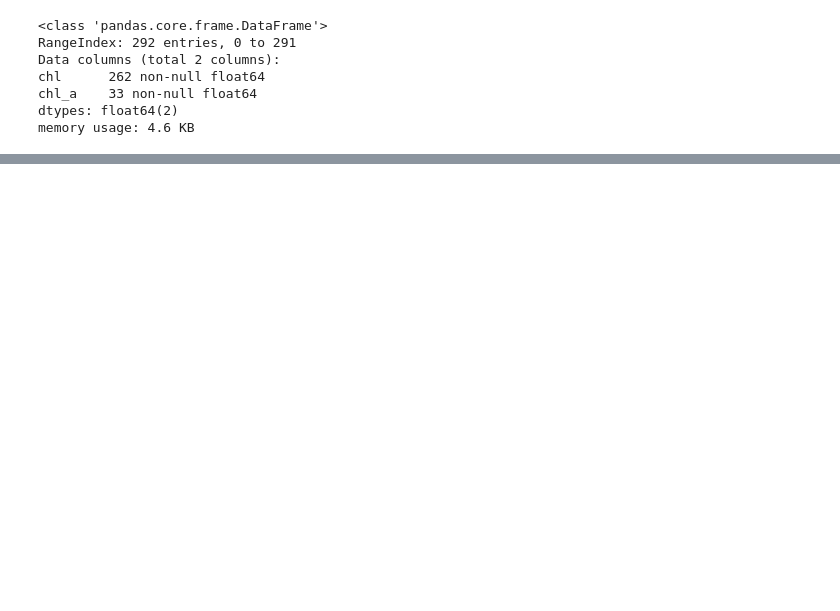
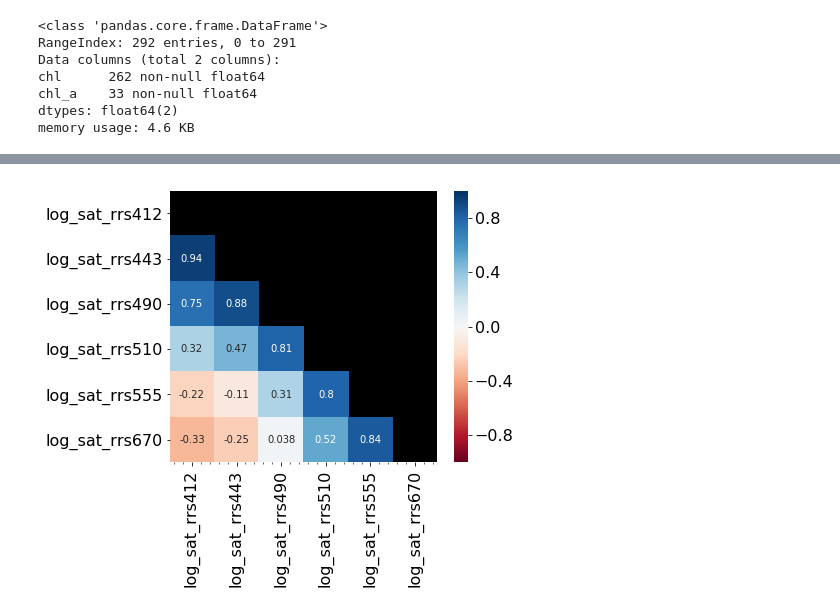
Before and after one commit to madHatter106/IOCS_BUSAN_2019, a Jupyter notebook: BUSAN2019.ipynb, the cells around one changed output, grey strips where cells are left out. Cells and saved outputs as stored; diff of their text form; code cells hidden in the pictures; blank space fills up the shorter version.

```diff
--- a/BUSAN2019.ipynb
+++ b/BUSAN2019.ipynb
@@ -224,0 +271,5 @@ Name: coastal, dtype: int64
+# %%
+f = make_heatmap(X_test, filter_='rrs')
+f.savefig('./resources/heatmap_test.png')
+# %% [output]
+[figure, added]
```
Also changed, not shown: parts of 30 cells of this notebook.
